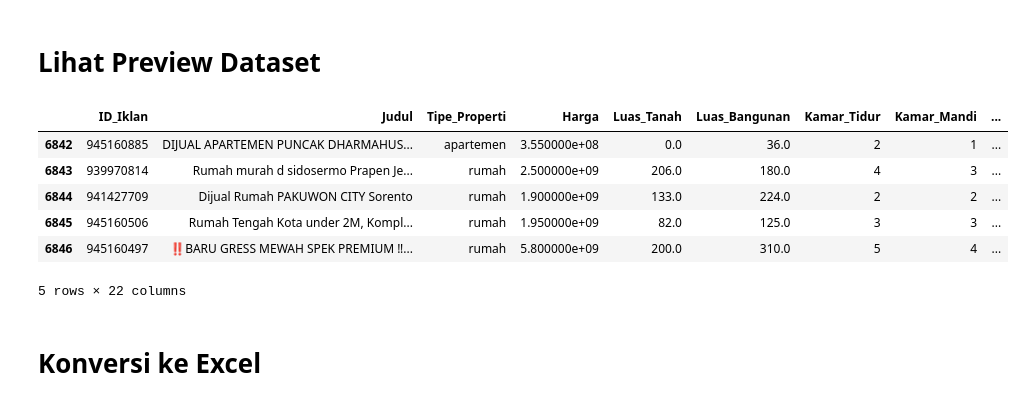
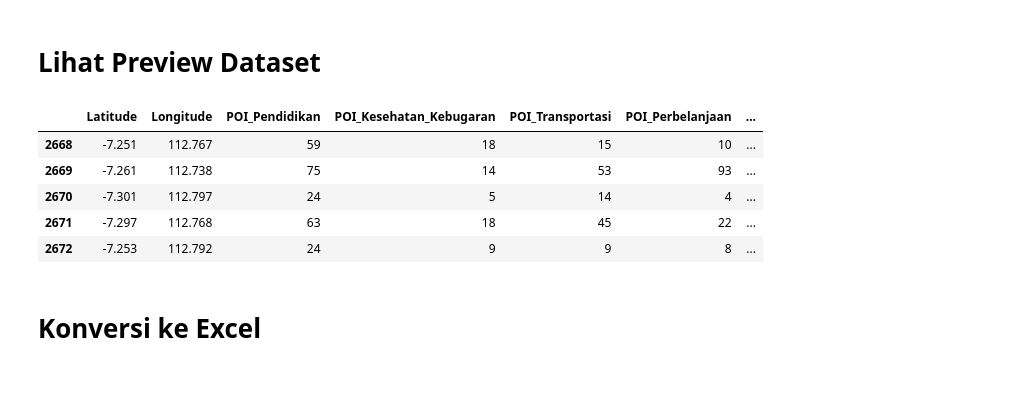
Before and after one commit to askaODJWI/tugas_akhir, a Jupyter notebook: Ryan/Scraping Iklan/dataset_checker.ipynb, the cells around one changed output. Cells and saved outputs as stored; diff of their text form; code cells hidden in the pictures.

```diff
--- a/Ryan/Scraping Iklan/dataset_checker.ipynb
+++ b/Ryan/Scraping Iklan/dataset_checker.ipynb
@@ -24,24 +24,23 @@ Requirement already satisfied: six>=1.5 in C:\Users\Ryan\AppData\Roaming\Python\
 # %%
 import pandas as pd
 
-nama_file_csv = 'dataset_properti.csv'
+nama_file_csv = '../Extract POI/poi_progress_checkpoint.csv'
 
 try:
     df = pd.read_csv(nama_file_csv)
 
     display(df.tail())
 
 except FileNotFoundError:
     print(f"File '{nama_file_csv}' tidak ditemukan.")
     print("Pastikan file CSV sudah di-upload ke folder yang sama dengan notebook ini.")
 # %% [output]
-|  | ID_Iklan | Judul | Tipe_Properti | Harga | Luas_Tanah | Luas_Bangunan | Kamar_Tidur | Kamar_Mandi | ... |
-| 6842 | 945160885 | DIJUAL APARTEMEN PUNCAK DHARMAHUS... | apartemen | 3.550000e+08 | 0.0 | 36.0 | 2 | 1 | ... |
-| 6843 | 939970814 | Rumah murah d sidosermo Prapen Je... | rumah | 2.500000e+09 | 206.0 | 180.0 | 4 | 3 | ... |
-| 6844 | 941427709 | Dijual Rumah PAKUWON CITY Sorento | rumah | 1.900000e+09 | 133.0 | 224.0 | 2 | 2 | ... |
-| 6845 | 945160506 | Rumah Tengah Kota under 2M, Kompl... | rumah | 1.950000e+09 | 82.0 | 125.0 | 3 | 3 | ... |
-| 6846 | 945160497 | ‼️BARU GRESS MEWAH SPEK PREMIUM ‼... | rumah | 5.800000e+09 | 200.0 | 310.0 | 5 | 4 | ... |
+|  | Latitude | Longitude | POI_Pendidikan | POI_Kesehatan_Kebugaran | POI_Transportasi | POI_Perbelanjaan | ... |
+| 2668 | -7.251 | 112.767 | 59 | 18 | 15 | 10 | ... |
+| 2669 | -7.261 | 112.738 | 75 | 14 | 53 | 93 | ... |
+| 2670 | -7.301 | 112.797 | 24 | 5 | 14 | 4 | ... |
+| 2671 | -7.297 | 112.768 | 63 | 18 | 45 | 22 | ... |
+| 2672 | -7.253 | 112.792 | 24 | 9 | 9 | 8 | ... |
-5 rows × 22 columns
 # %% [markdown]
 # Konversi ke Excel
 # %%
```
Also changed, not shown: parts of 1 cell of this notebook, 4 other files.
